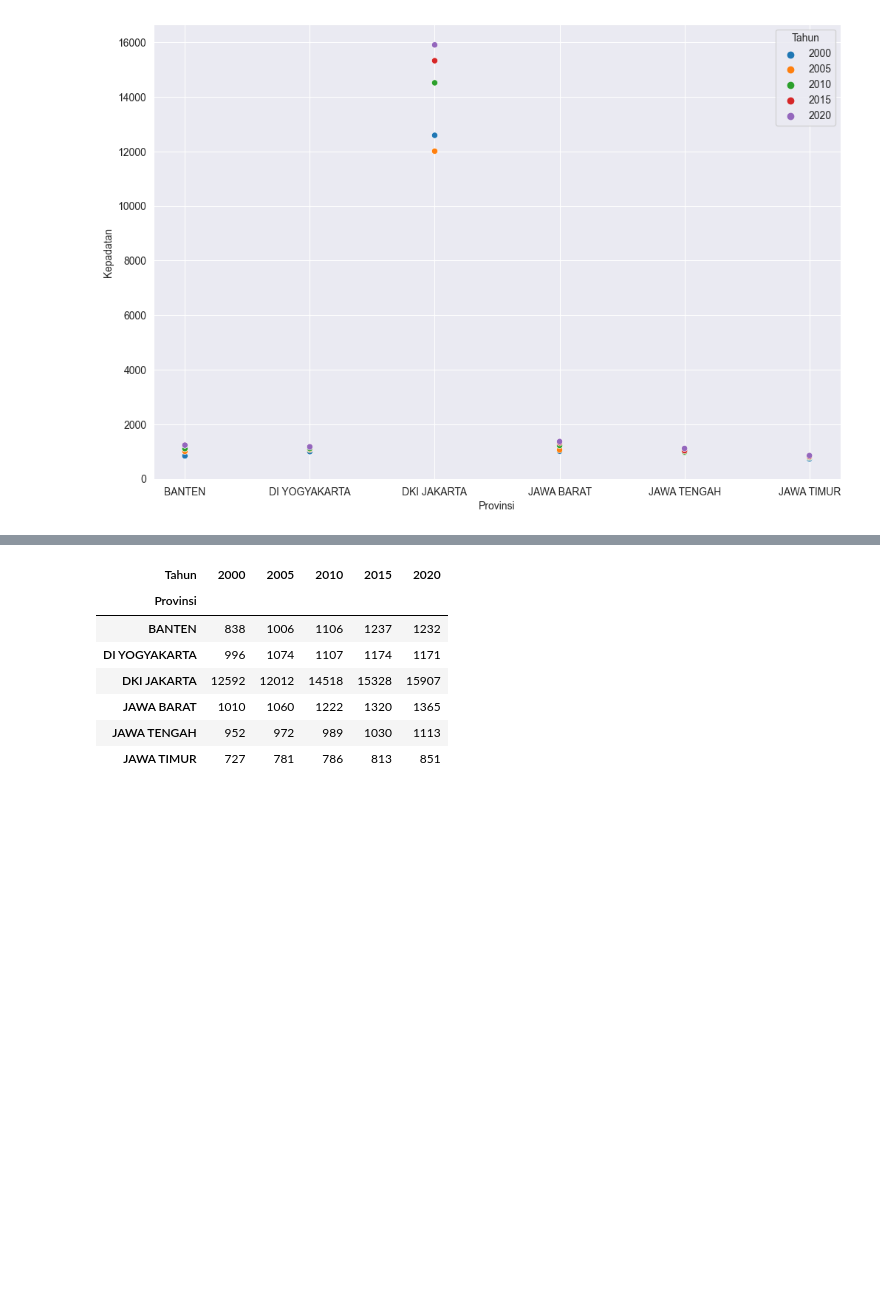
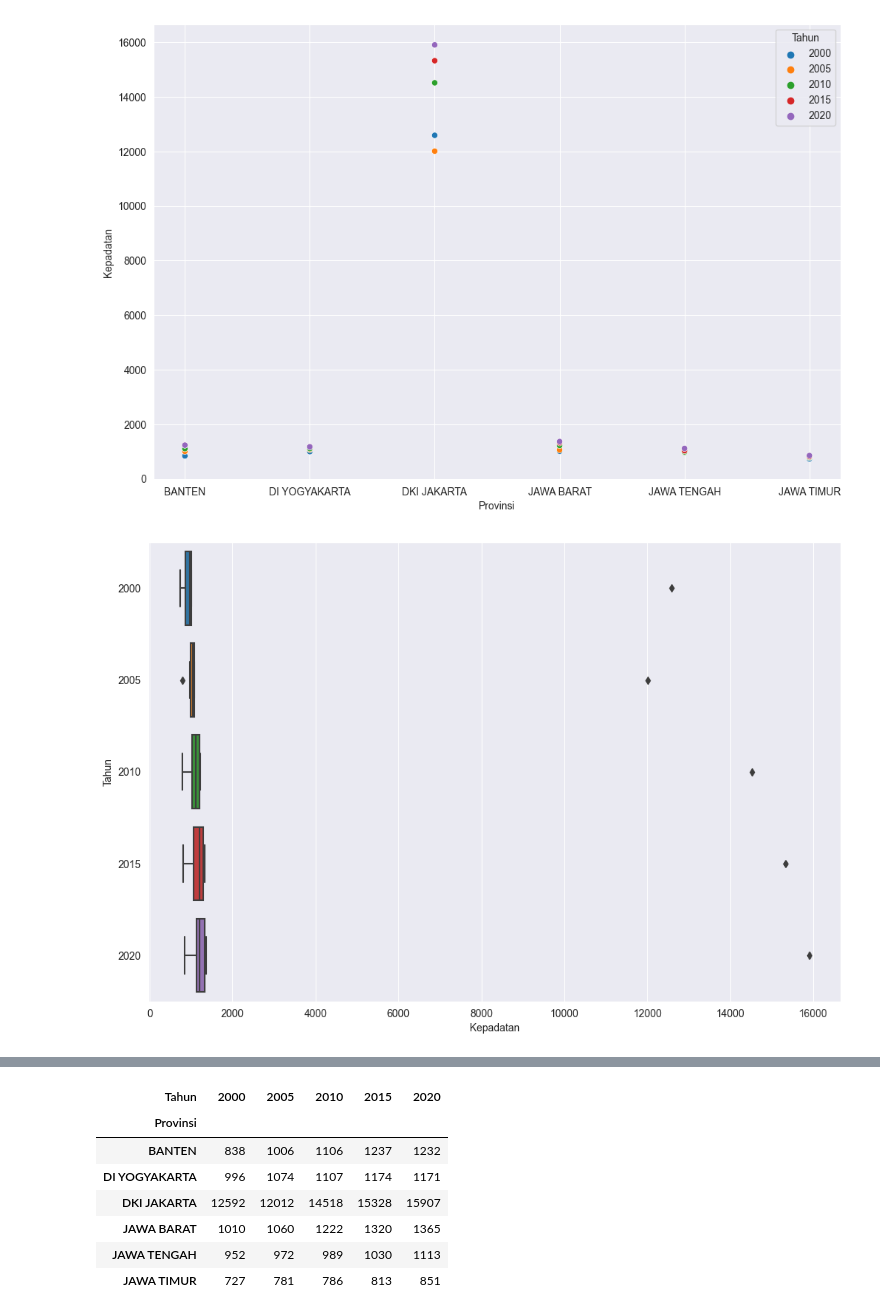
Before and after one commit to qznr/Smt2, a Jupyter notebook: Python/Statistika/KepadatanPenduduk.ipynb, the cells around one changed output, grey strips where cells are left out. Drawn from its saved outputs; the diff is of its cells as text; code cells hidden in the pictures; blank space fills up the shorter version.

```diff
--- a/Python/Statistika/KepadatanPenduduk.ipynb
+++ b/Python/Statistika/KepadatanPenduduk.ipynb
@@ -165,3 +166,9 @@ sns.scatterplot(data=df_melt,x='Provinsi',y='Kepadatan',hue='Tahun')
 plt.show()
 # %% [output]
 [figure]
+# %%
+plt.figure(figsize=(12,8))
+sns.boxplot(data=df_melt, x='Kepadatan', y='Tahun')
+plt.show()
+# %% [output]
+[figure, added]
```
Also changed, not shown: parts of 2 cells of this notebook, 2 other files.
